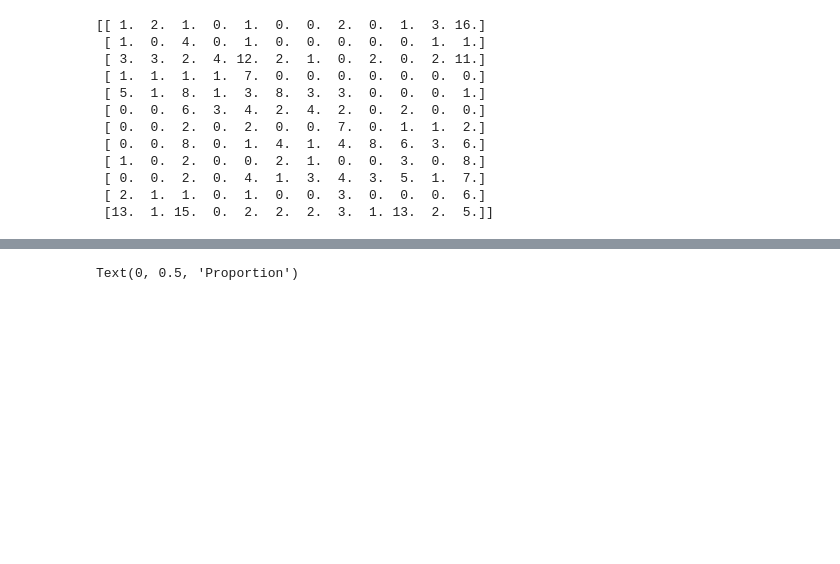
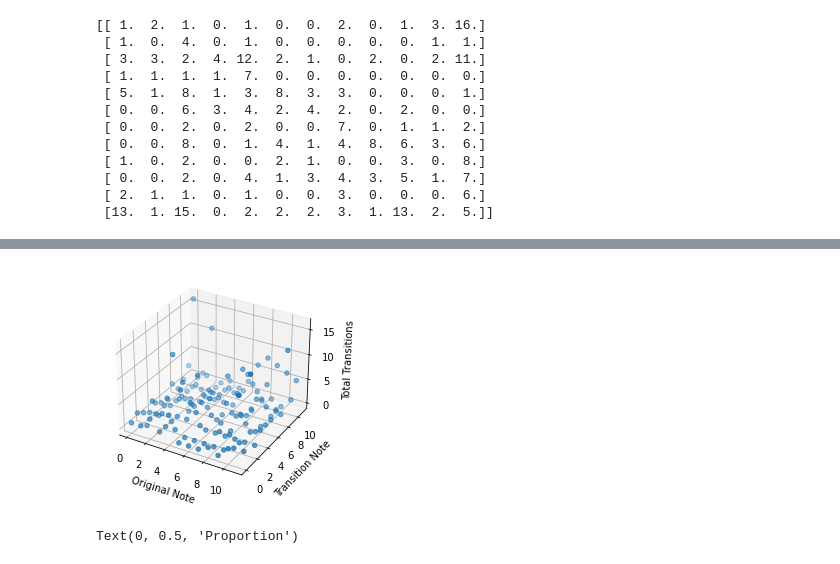
Before and after one commit to CameronDHarris/jazzflow, a Jupyter notebook: benWebsterBot.ipynb, the cells around one changed output, grey strips where cells are left out. Drawn from its saved outputs; the diff is of its cells as text; code cells hidden in the pictures; blank space fills up the shorter version.

```diff
--- a/benWebsterBot.ipynb
+++ b/benWebsterBot.ipynb
@@ -61,5 +102,6 @@ print(test_data.estimate_tempi())
 # %%
 print(test_data.get_pitch_class_transition_matrix())
+transition_matrix = test_data.get_pitch_class_transition_matrix()
 # %% [output]
 [[ 1.  2.  1.  0.  1.  0.  0.  2.  0.  1.  3. 16.]
  [ 1.  0.  4.  0.  1.  0.  0.  0.  0.  0.  1.  1.]
@@ -75,0 +224,11 @@ print(test_data.get_pitch_class_transition_matrix())
+# %%
+row, col = np.indices((12,12))
+
+x_valuesonly = np.array([])
+y_valuesonly = np.array([])
+z_valuesonly = np.array([])
+for xarray, yarray, zarray in zip(row, col, transition_matrix):
+  for xvalue, yvalue, zvalue in zip(xarray, yarray, zarray):
+    x_valuesonly = np.append(x_valuesonly, xvalue)
+    y_valuesonly = np.append(y_valuesonly, yvalue)
+    z_valuesonly = np.append(z_valuesonly, zvalue)
@@ -76,3 +246,16 @@ print(test_data.get_pitch_class_transition_matrix())
+# %%
+fig = plt.figure()
+ax = fig.add_subplot(projection='3d')
+
+ax.scatter(x_valuesonly, y_valuesonly, z_valuesonly)
+
+ax.set_xlabel('Original Note')
+ax.set_ylabel('Transition Note')
+ax.set_zlabel('Total Transitions')
+
+plt.show()
+# %% [output]
+[figure, added]
 # %%
 plt.bar(np.arange(12), test_data.get_pitch_class_histogram());
 plt.xticks(np.arange(12), ['C', 'C#', 'D', 'D#', 'E', 'F', 'F#', 'G', 'G#', 'A', 'A#', 'B'])
```
Also changed, not shown: parts of 76 cells of this notebook.
